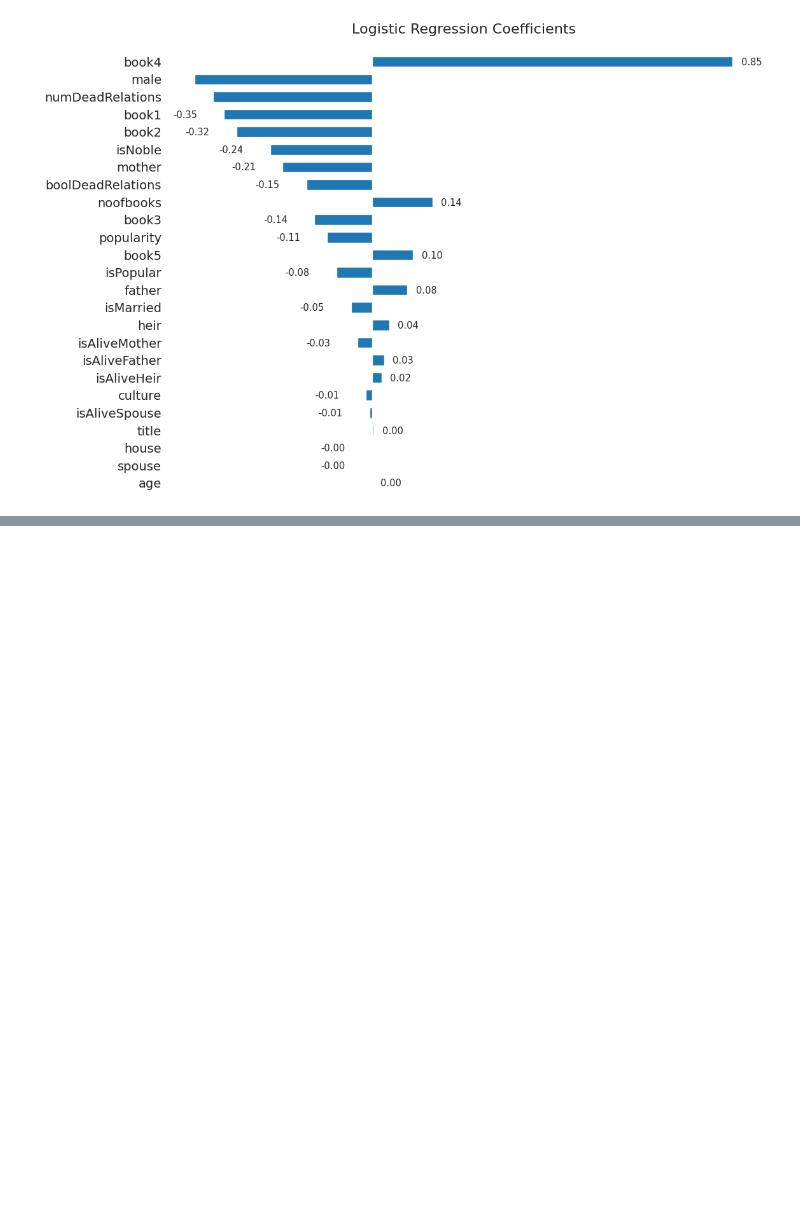
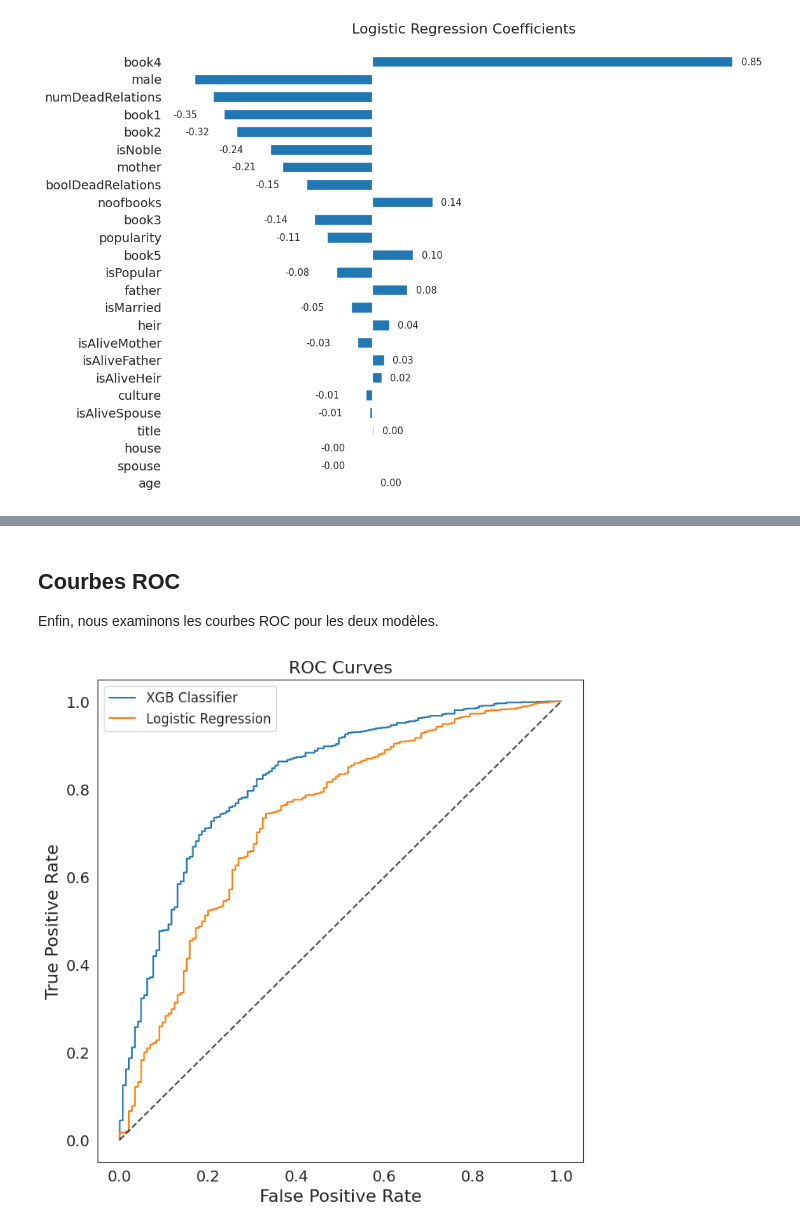
Before and after one commit to Nabilb59/MLOPS_PROJECT, a Jupyter notebook: models/predictions_GOT.ipynb, the cells around one changed output, grey strips where cells are left out. Cells and saved outputs as stored; diff of their text form; code cells hidden in the pictures; blank space fills up the shorter version.

```diff
--- a/models/predictions_GOT.ipynb
+++ b/models/predictions_GOT.ipynb
@@ -432,0 +512,23 @@ Please also refer to the documentation for alternative solver options:
+# %% [markdown]
+## Courbes ROC
+Enfin, nous examinons les courbes ROC pour les deux modèles.
+# %%
+# Crée une figure de taille 8x8 pouces
+_ = plt.figure(figsize=(8, 8))
+
+# Trace la courbe ROC pour le modèle XGBoost Classifier
+plt.plot(*roc_curve(tY, preds_xgb[:, 1])[:2])
+
+# Trace la courbe ROC pour le modèle de régression logistique
+plt.plot(*roc_curve(tY, preds_lr[:, 1])[:2], c=sns.color_palette()[1])
+
+# Trace la ligne en pointillés diagonale (ligne de référence)
+plt.plot((0., 1.), (0., 1.), "--k", alpha=.7)
+
+# Ajoute une légende pour indiquer les modèles
+plt.legend(["XGB Classifier", "Logistic Regression"], loc="upper left")
+
+# Ajoute des étiquettes et un titre au graphique
+_ = plt.xlabel("False Positive Rate"), plt.ylabel("True Positive Rate"), plt.title("ROC Curves", fontsize=16.)
+# %% [output]
+[figure, added]
```
Also changed, not shown: parts of 4 cells of this notebook.
